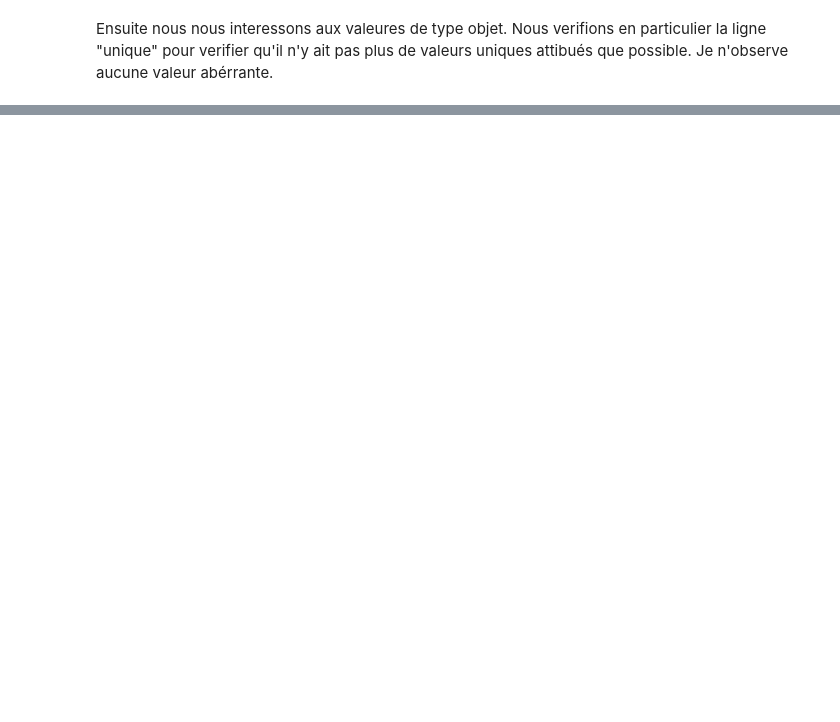
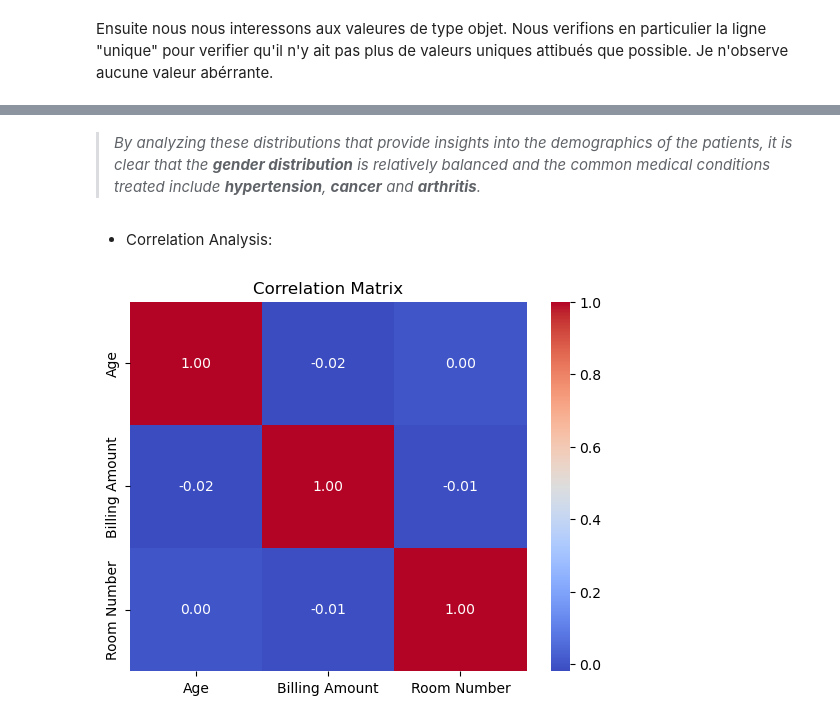
Before and after one commit to nassimlamnini/Healthcare_analysis, a Jupyter notebook: Healthcare_Project.ipynb, the cells around one changed output, grey strips where cells are left out. Drawn from its saved outputs; the diff is of its cells as text; code cells hidden in the pictures; blank space fills up the shorter version.

```diff
--- a/Healthcare_Project.ipynb
+++ b/Healthcare_Project.ipynb
@@ -199,0 +285,13 @@ Je n'observe aucune valeur abérrante.
+# %% [markdown]
+>*By analyzing these distributions that provide insights into the demographics of the patients, it is clear that the **gender distribution** is relatively balanced and the common medical conditions treated include **hypertension**, **cancer** and **arthritis**.*
+# %% [markdown]
+- Correlation Analysis:
+# %%
+correlation_matrix = df[['Age', 'Billing Amount', 'Room Number']].corr()
+
+
+sns.heatmap(correlation_matrix, annot=True, cmap='coolwarm', fmt=".2f")
+plt.title("Correlation Matrix")
+plt.show()
+# %% [output]
+[figure, added]
```
Also changed, not shown: parts of 31 cells of this notebook.
